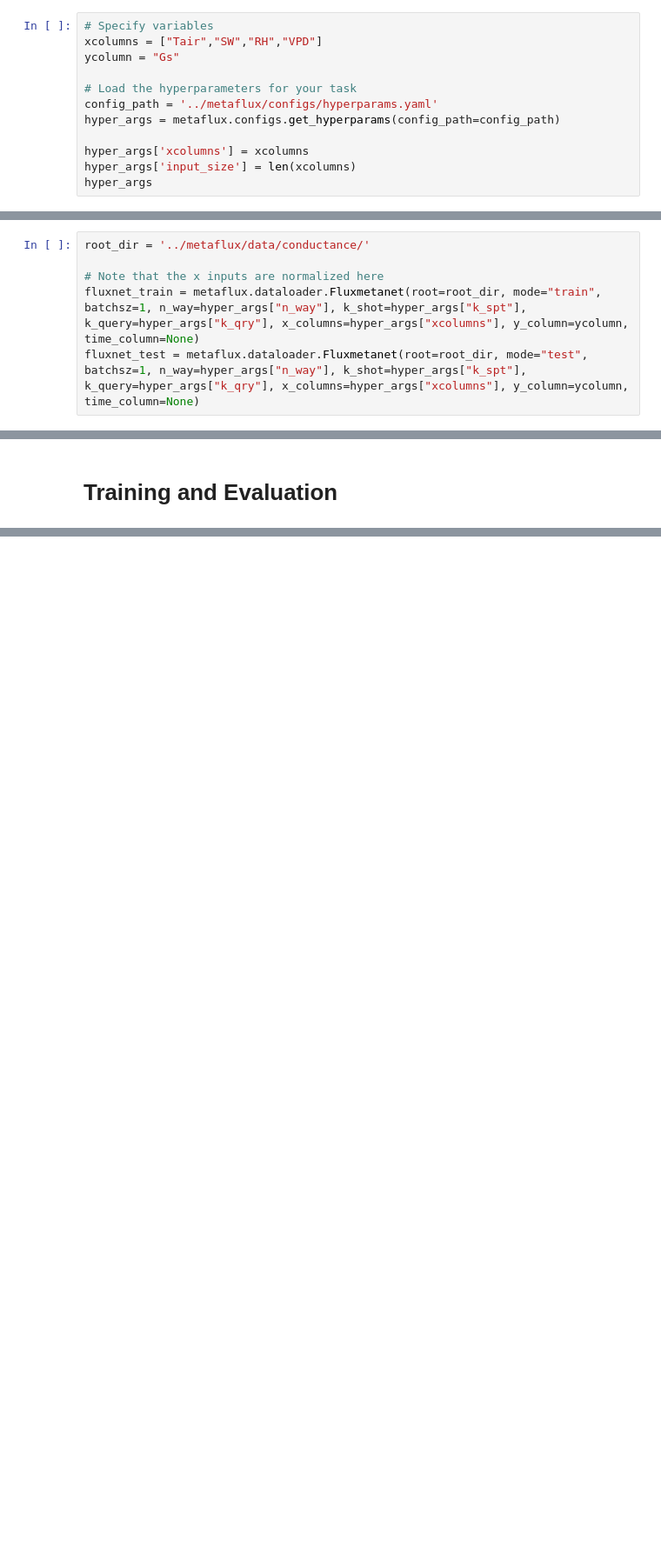
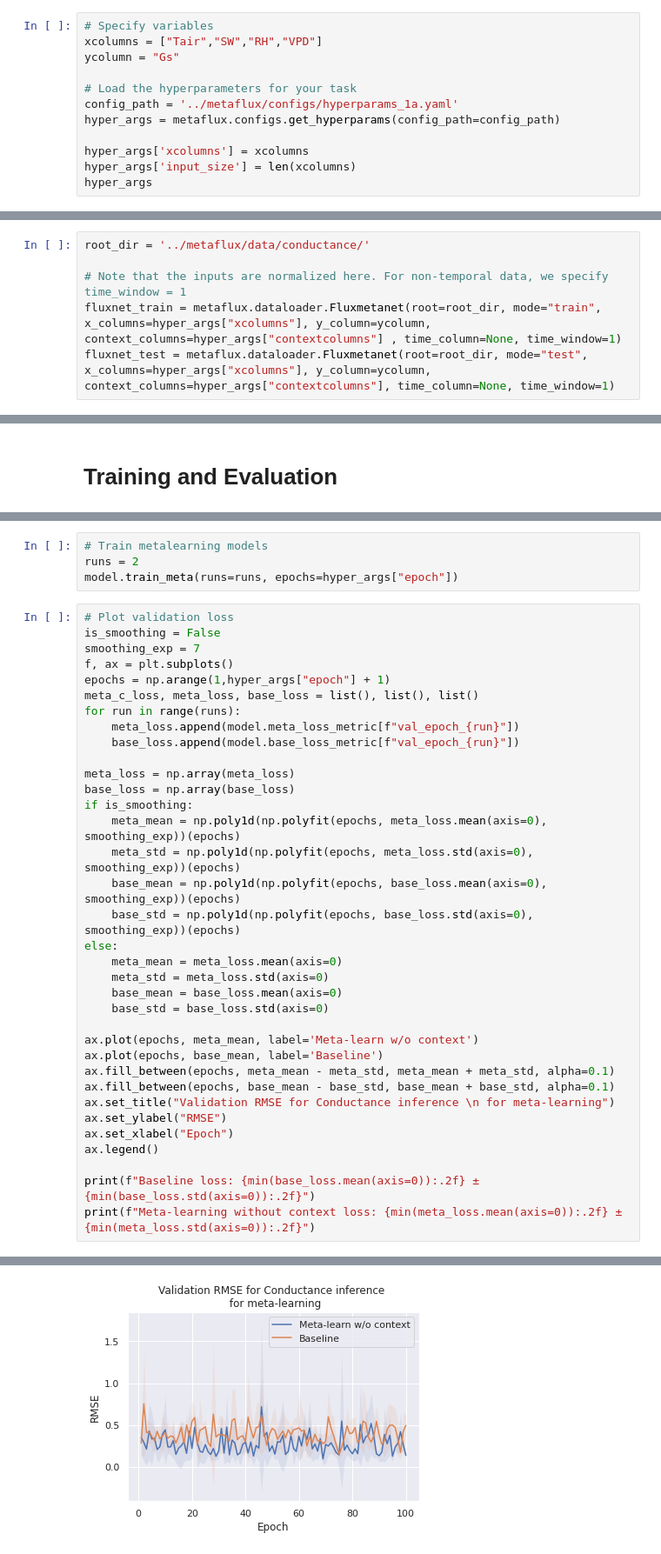
Before and after one commit to leap-stc/metaflux, a Jupyter notebook: notebooks/01a_non_temporal_pipeline.ipynb, the cells around one changed output, grey strips where cells are left out. Shown at 87% size. Saved outputs shown, nothing was run; the diff lists cells and outputs as text; blank space fills up the shorter version.

Commit message:
enabled context encoder, abstracted training routine

```diff
--- a/notebooks/01a_non_temporal_pipeline.ipynb
+++ b/notebooks/01a_non_temporal_pipeline.ipynb
@@ -40,7 +36,7 @@ xcolumns = ["Tair","SW","RH","VPD"]
 ycolumn = "Gs"
 
 # Load the hyperparameters for your task
-config_path = '../metaflux/configs/hyperparams.yaml'
+config_path = '../metaflux/configs/hyperparams_1a.yaml'
 hyper_args = metaflux.configs.get_hyperparams(config_path=config_path)
 
 hyper_args['xcolumns'] = xcolumns
@@ -63,2 +60,8 @@ hyper_args
+# %%
+root_dir = '../metaflux/data/conductance/'
+
+# Note that the inputs are normalized here. For non-temporal data, we specify time_window = 1
+fluxnet_train = metaflux.dataloader.Fluxmetanet(root=root_dir, mode="train", x_columns=hyper_args["xcolumns"], y_column=ycolumn, context_columns=hyper_args["contextcolumns"] , time_column=None, time_window=1)
+fluxnet_test = metaflux.dataloader.Fluxmetanet(root=root_dir, mode="test", x_columns=hyper_args["xcolumns"], y_column=ycolumn, context_columns=hyper_args["contextcolumns"], time_column=None, time_window=1)
 # %% [markdown]
 ## Define your model
@@ -83,6 +67,0 @@ Learner(
-# %%
-root_dir = '../metaflux/data/conductance/'
-
-# Note that the x inputs are normalized here
-fluxnet_train = metaflux.dataloader.Fluxmetanet(root=root_dir, mode="train", batchsz=1, n_way=hyper_args["n_way"], k_shot=hyper_args["k_spt"], k_query=hyper_args["k_qry"], x_columns=hyper_args["xcolumns"], y_column=ycolumn, time_column=None)
-fluxnet_test = metaflux.dataloader.Fluxmetanet(root=root_dir, mode="test", batchsz=1, n_way=hyper_args["n_way"], k_shot=hyper_args["k_spt"], k_query=hyper_args["k_qry"], x_columns=hyper_args["xcolumns"], y_column=ycolumn, time_column=None)
@@ -231,0 +90,40 @@ plt.show()
+# %%
+# Train metalearning models
+runs = 2
+model.train_meta(runs=runs, epochs=hyper_args["epoch"])
+# %%
+# Plot validation loss
+is_smoothing = False
+smoothing_exp = 7
+f, ax = plt.subplots()
+epochs = np.arange(1,hyper_args["epoch"] + 1)
+meta_c_loss, meta_loss, base_loss = list(), list(), list()
+for run in range(runs):
+    meta_loss.append(model.meta_loss_metric[f"val_epoch_{run}"])
+    base_loss.append(model.base_loss_metric[f"val_epoch_{run}"])
+
+meta_loss = np.array(meta_loss)
+base_loss = np.array(base_loss)
+if is_smoothing:
+    meta_mean = np.poly1d(np.polyfit(epochs, meta_loss.mean(axis=0), smoothing_exp))(epochs)
+    meta_std = np.poly1d(np.polyfit(epochs, meta_loss.std(axis=0), smoothing_exp))(epochs)
+    base_mean = np.poly1d(np.polyfit(epochs, base_loss.mean(axis=0), smoothing_exp))(epochs)
+    base_std = np.poly1d(np.polyfit(epochs, base_loss.std(axis=0), smoothing_exp))(epochs)
+else:
+    meta_mean = meta_loss.mean(axis=0)
+    meta_std = meta_loss.std(axis=0)
+    base_mean = base_loss.mean(axis=0)
+    base_std = base_loss.std(axis=0)
+
+ax.plot(epochs, meta_mean, label='Meta-learn w/o context')
+ax.plot(epochs, base_mean, label='Baseline')
+ax.fill_between(epochs, meta_mean - meta_std, meta_mean + meta_std, alpha=0.1)
+ax.fill_between(epochs, base_mean - base_std, base_mean + base_std, alpha=0.1)
+ax.set_title("Validation RMSE for Conductance inference \n for meta-learning")
+ax.set_ylabel("RMSE")
+ax.set_xlabel("Epoch")
+ax.legend()
+
+print(f"Baseline loss: {min(base_loss.mean(axis=0)):.2f} ± {min(base_loss.std(axis=0)):.2f}")
+print(f"Meta-learning without context loss: {min(meta_loss.mean(axis=0)):.2f} ± {min(meta_loss.std(axis=0)):.2f}")
+# %% [output]
@@ -231,0 +132 @@ plt.show()
+[figure, added]
```
Also changed, not shown: parts of 14 cells of this notebook, 20 other files.
